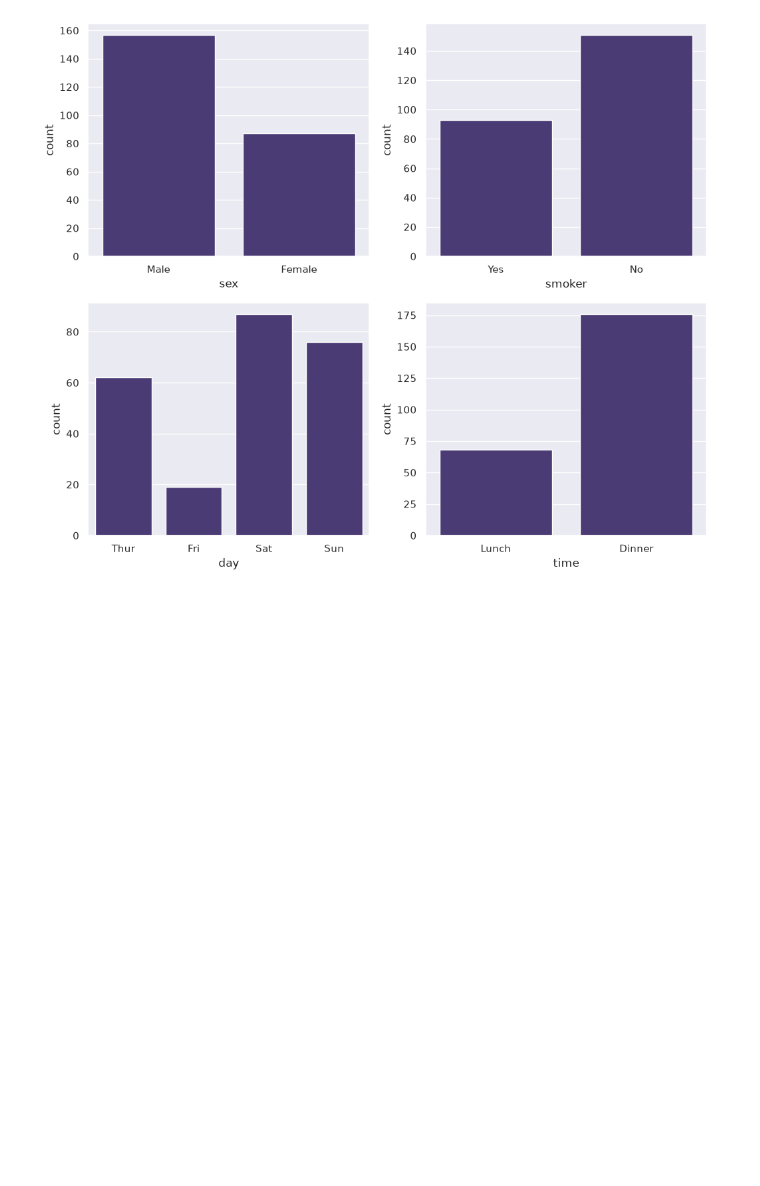
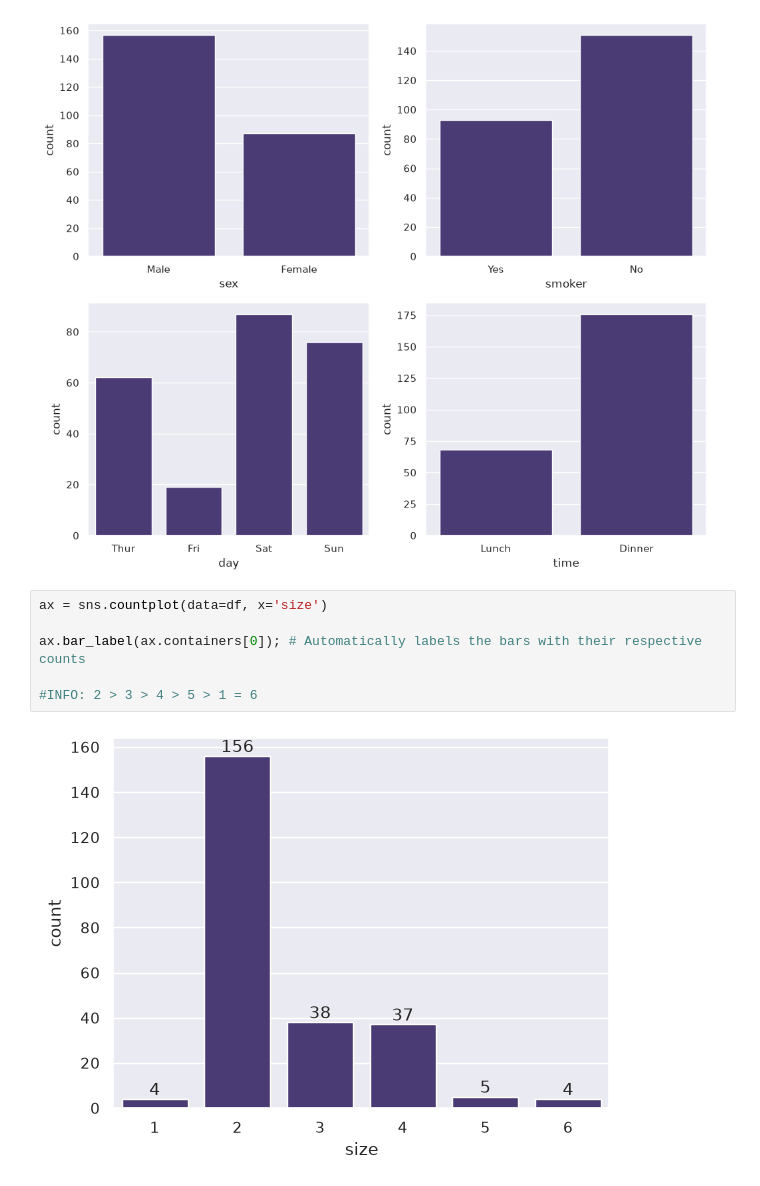
Before and after one commit to amir-razmi/tips-dataset-regression, a Jupyter notebook: notebooks/2-data-visualization.ipynb, the cells around one changed output. Drawn from its saved outputs; the diff is of its cells as text; blank space fills up the shorter version.

Commit message:
feat(eda): visualize size countplot

```diff
--- a/notebooks/2-data-visualization.ipynb
+++ b/notebooks/2-data-visualization.ipynb
@@ -66,3 +66,11 @@ sns.countplot(data=df, x='time', ax=ax4)
 # %% [output]
 <Axes: xlabel='time', ylabel='count'>
 [figure]
+# %%
+ax = sns.countplot(data=df, x='size')
+
+ax.bar_label(ax.containers[0]); # Automatically labels the bars with their respective counts
+
+#INFO: 2 > 3 > 4 > 5 > 1 = 6
+# %% [output]
+[figure, added]
```
